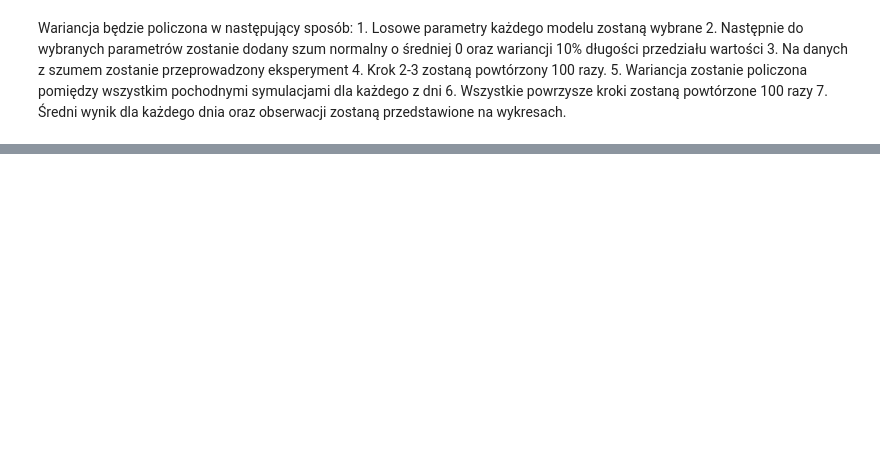
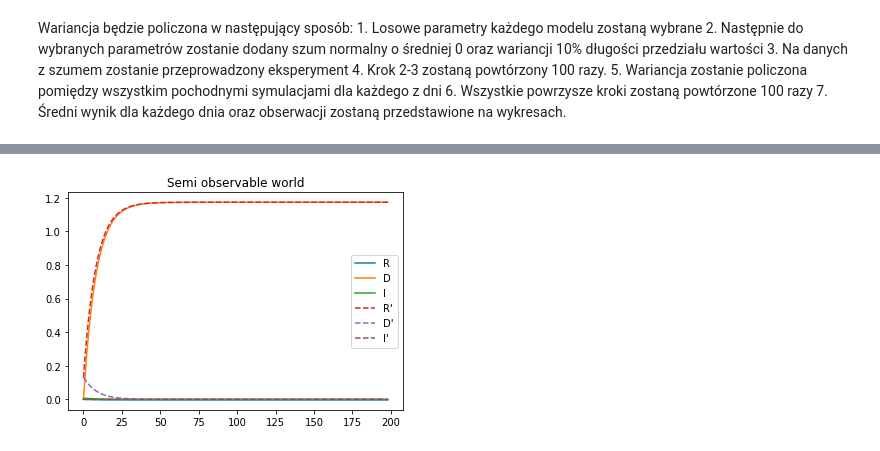
Before and after one commit to damian-horna/sir-covid19, a Jupyter notebook: Bias Variance .ipynb, the cells around one changed output, grey strips where cells are left out. Saved outputs shown, nothing was run; the diff lists cells and outputs as text; code cells hidden in the pictures; blank space fills up the shorter version.

```diff
--- a/Bias Variance .ipynb
+++ b/Bias Variance .ipynb
@@ -136,0 +291,4 @@ for a, name in zip(range(5), ["S", "E", "I", "R", "D"]):
+# %%
+X, pR, pD, pI = run_experiment(X[:,3], X[:,4], X[:,2], 1)
+plot_experiment(X, pR, pD, pI, "Semi observable world")
+# %% [output]
@@ -136,0 +298 @@ for a, name in zip(range(5), ["S", "E", "I", "R", "D"]):
+[figure, added]
```
Also changed, not shown: parts of 19 cells of this notebook.
